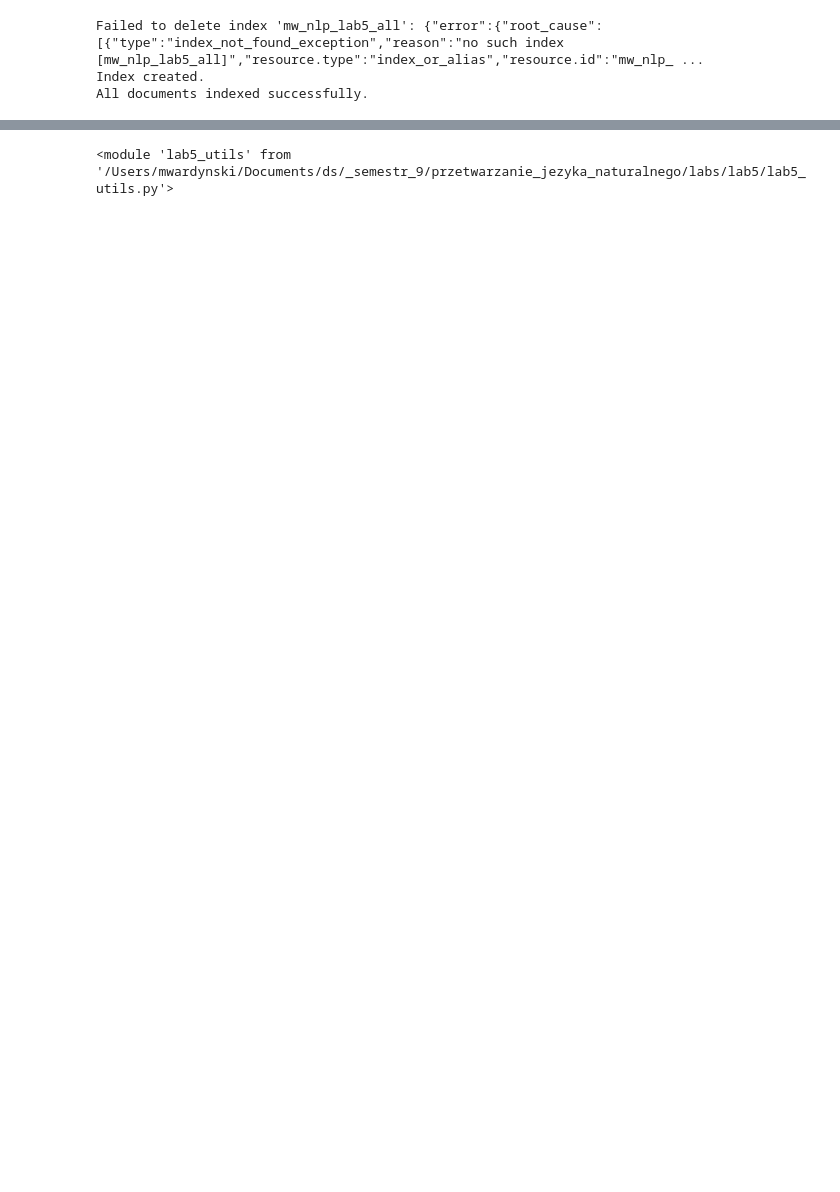
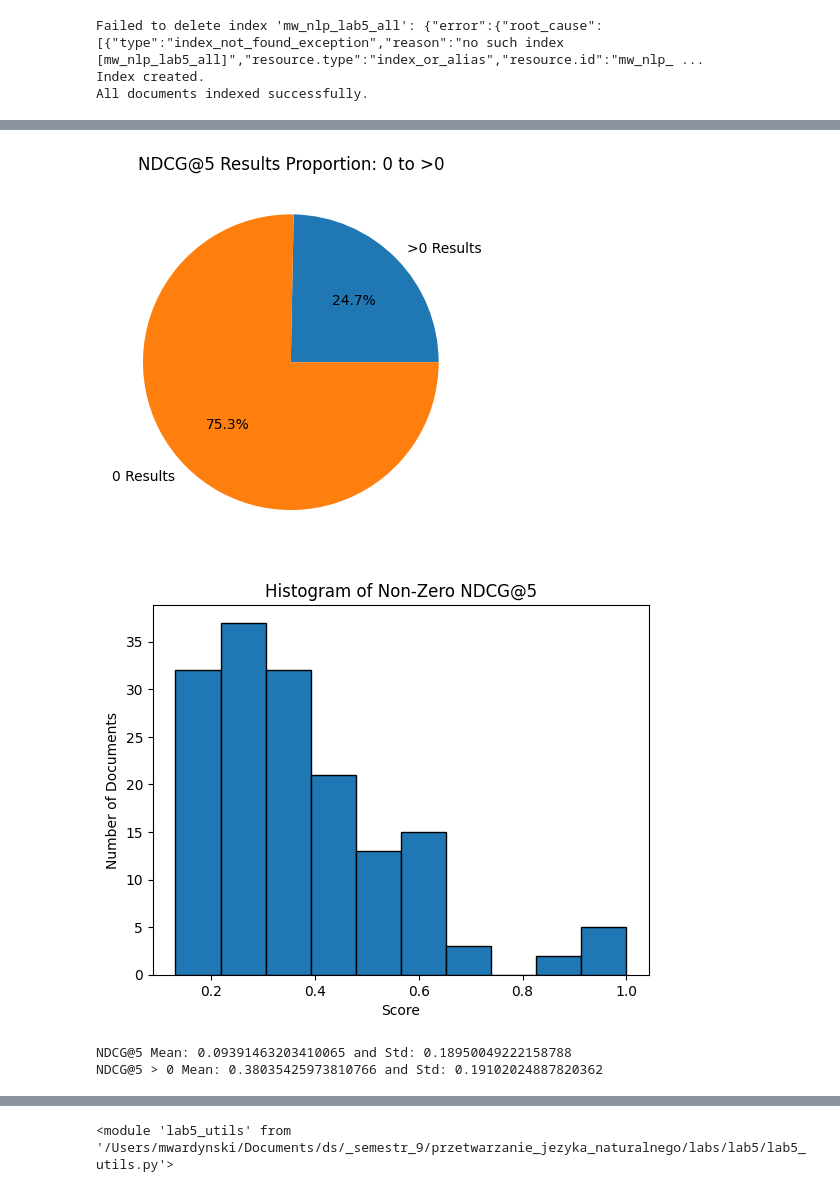
Before and after one commit to mwardynski/nlp, a Jupyter notebook: lab5/lab5.ipynb, the cells around one changed output, grey strips where cells are left out. Saved outputs shown, nothing was run; the diff lists cells and outputs as text; code cells hidden in the pictures; blank space fills up the shorter version.

```diff
--- a/lab5/lab5.ipynb
+++ b/lab5/lab5.ipynb
@@ -315,0 +406,11 @@ utils.calculate_ndcgs(test_queries_dict, test_query_to_corpus_dict, all_index_ur
+# %%
+fts_size = 10
+ndcgs_size = 5
+
+ndcgs_rerank_f1 = utils.calculate_ndcgs(test_queries_dict, test_query_to_corpus_dict, all_index_url, 'text', fts_size, ndcgs_size, rerank)
+present_results(ndcgs_rerank_f1)
+# %% [output]
+[figure, added]
+[figure, added]
+NDCG@5 Mean: 0.09391463203410065 and Std: 0.18950049222158788
+NDCG@5 > 0 Mean: 0.38035425973810766 and Std: 0.19102024887820362
```
Also changed, not shown: parts of 18 cells of this notebook, 1 other file.
